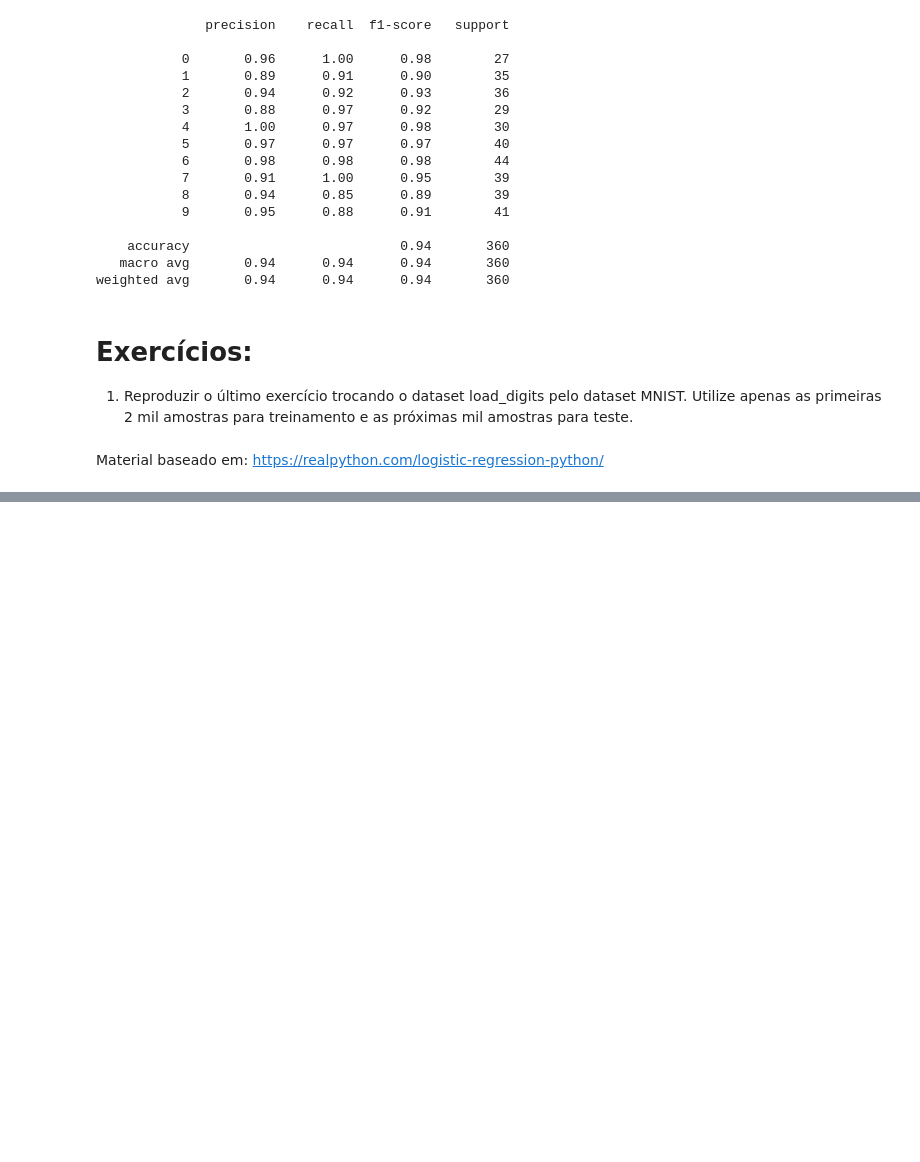
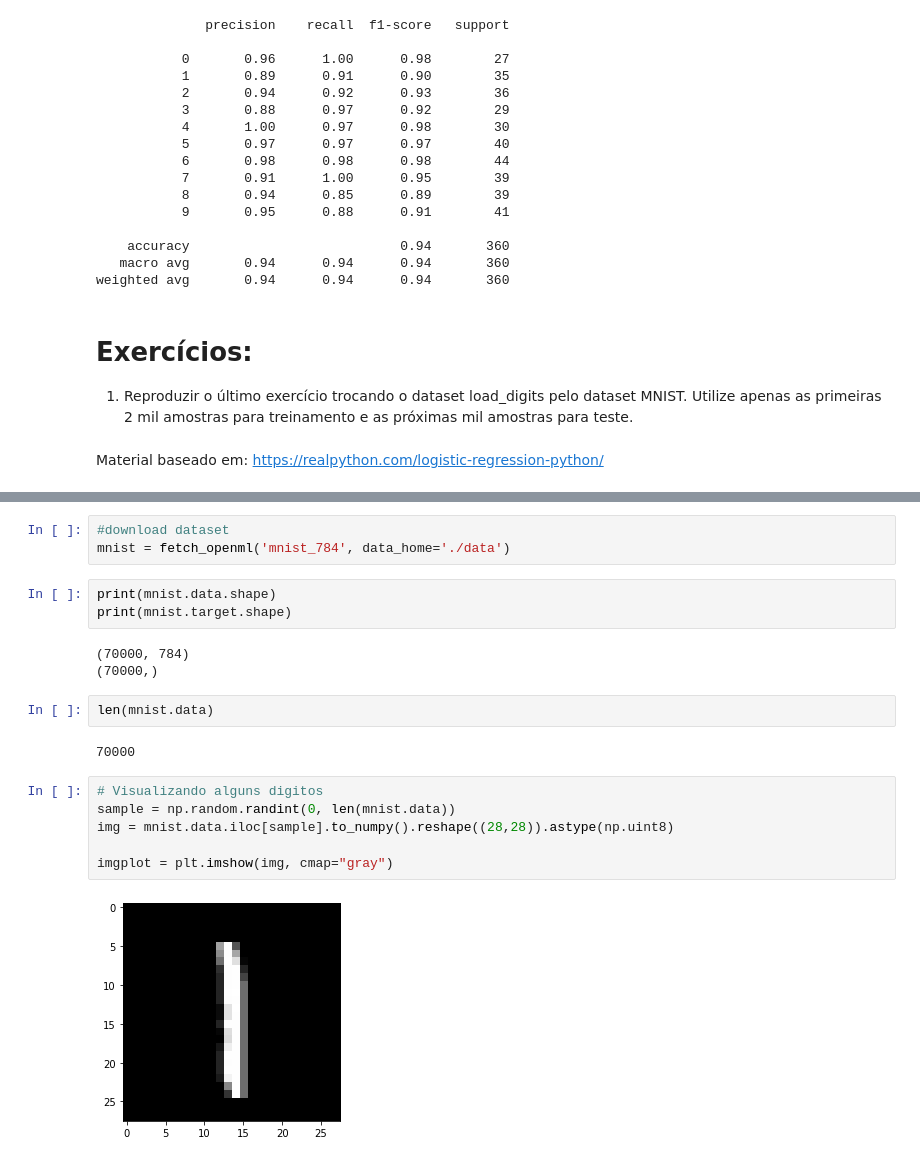
Before and after one commit to laryssastephanie/aulas_anotacoes_residencia_IA, a Jupyter notebook: Machine_Learning/Classificação/exercício_logistic_reg/LogisticRegression.ipynb, the cells around one changed output, grey strips where cells are left out. Saved outputs shown, nothing was run; the diff lists cells and outputs as text; blank space fills up the shorter version.

```diff
--- a/Machine_Learning/Classificação/exercício_logistic_reg/LogisticRegression.ipynb
+++ b/Machine_Learning/Classificação/exercício_logistic_reg/LogisticRegression.ipynb
@@ -479,0 +489,21 @@ Material baseado em: https://realpython.com/logistic-regression-python/
+# %%
+#download dataset
+mnist = fetch_openml('mnist_784', data_home='./data')
+# %%
+print(mnist.data.shape)
+print(mnist.target.shape)
+# %% [output]
+(70000, 784)
+(70000,)
+# %%
+len(mnist.data)
+# %% [output]
+70000
+# %%
+# Visualizando alguns digitos
+sample = np.random.randint(0, len(mnist.data))
+img = mnist.data.iloc[sample].to_numpy().reshape((28,28)).astype(np.uint8)
+
+imgplot = plt.imshow(img, cmap="gray")
+# %% [output]
+[figure, added]
```
Also changed, not shown: parts of 9 cells of this notebook, 5 other files.
